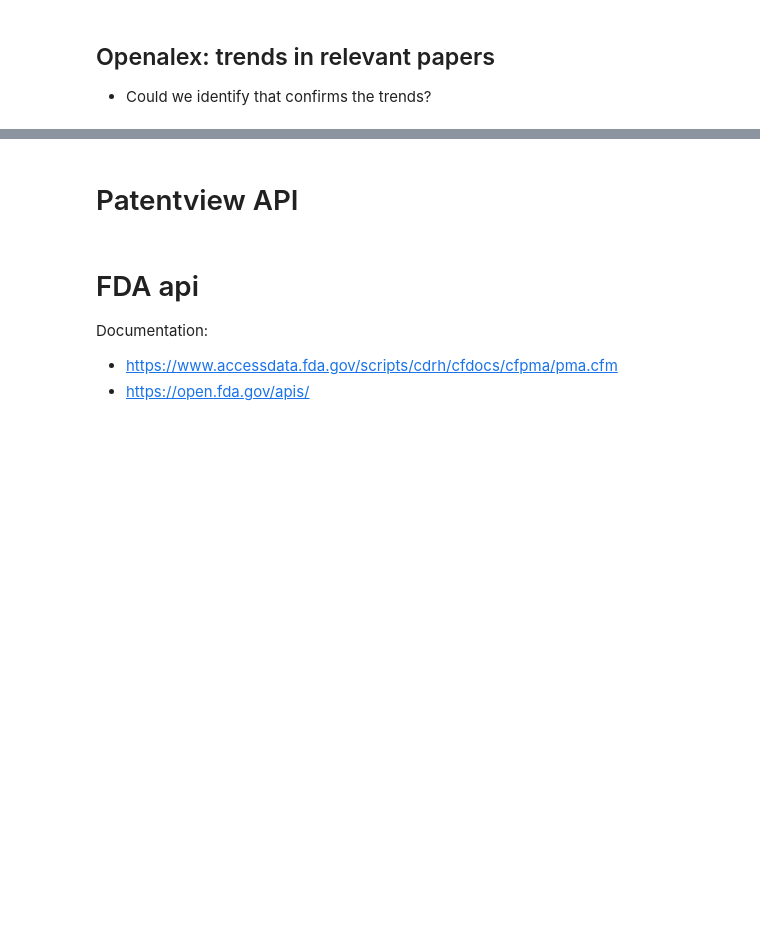
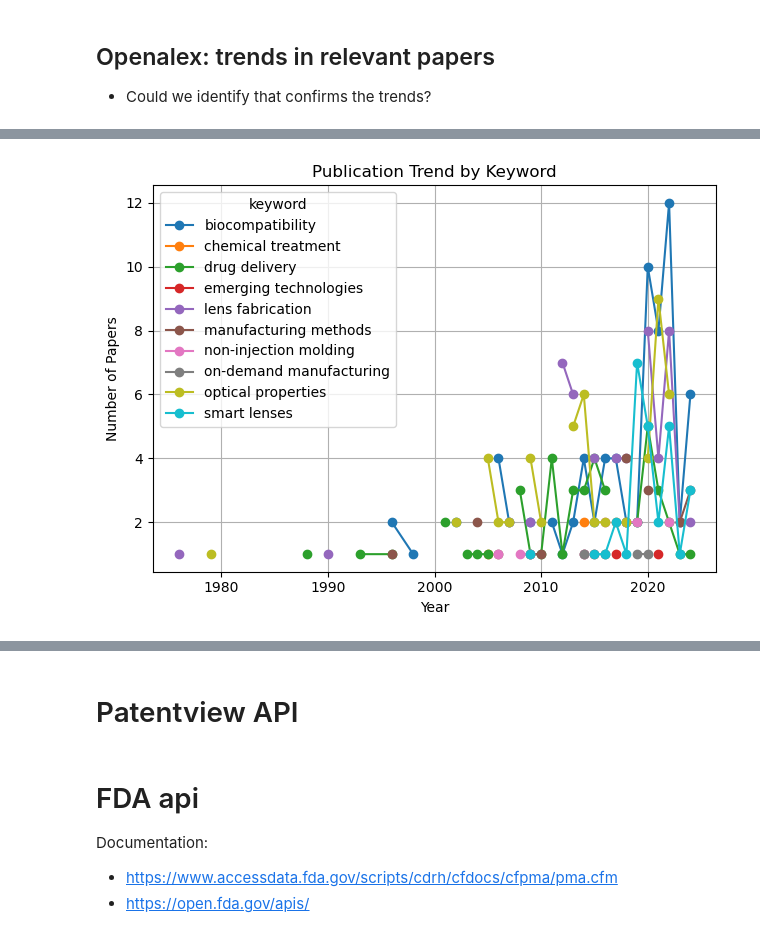
Before and after one commit to darkcyan-ugli-fruit/innolens, a Jupyter notebook: notebooks/01_innolens.ipynb, the cells around one changed output, grey strips where cells are left out. Cells and saved outputs as stored; diff of their text form; code cells hidden in the pictures; blank space fills up the shorter version.

```diff
--- a/notebooks/01_innolens.ipynb
+++ b/notebooks/01_innolens.ipynb
@@ -523,3 +329,14 @@ df[["justification", "is_relevant"]] = df.apply(extract_justification_fields, ax
+# %%
+for i, row in df.iterrows():
+    # output = evaluate_paper(row["text"])
+    output = get_justification(row["title"], row["abstract"], research_objective)
+    if output.lower().startswith("yes"):
+        df.at[i, "relevant"] = "yes"
+    elif output.lower().startswith("no"):
+        df.at[i, "relevant"] = "no"
+    else:
+        df.at[i, "relevant"] = "unclear"
+    df.at[i, "justification"] = output
 # %%
 # Show full column contents and more columns
 pd.set_option("display.max_colwidth", None)    # Show full text in cells
@@ -651,0 +367,3 @@ print(tech_trends_summary)
+# %%
+oa_trends_df = df[df["relevant"]=="yes"].copy()
+oa_trends_df[["title","keyword","country", "institution", "publication_date", "justification"]].head()
@@ -651,0 +377,18 @@ print(tech_trends_summary)
+# %%
+import pandas as pd
+import matplotlib.pyplot as plt
+
+oa_trends_df['year'] = pd.to_datetime(oa_trends_df['publication_date']).dt.year
+
+oa_trends_df.groupby(['year', 'keyword']).size().unstack().plot(
+    kind='line',
+    marker='o',
+    title='Publication Trend by Keyword'
+)
+plt.ylabel('Number of Papers')
+plt.xlabel('Year')
+plt.grid(True)
+plt.tight_layout()
+plt.show()
+# %% [output]
+[figure, added]
```
Also changed, not shown: parts of 26 cells of this notebook.
